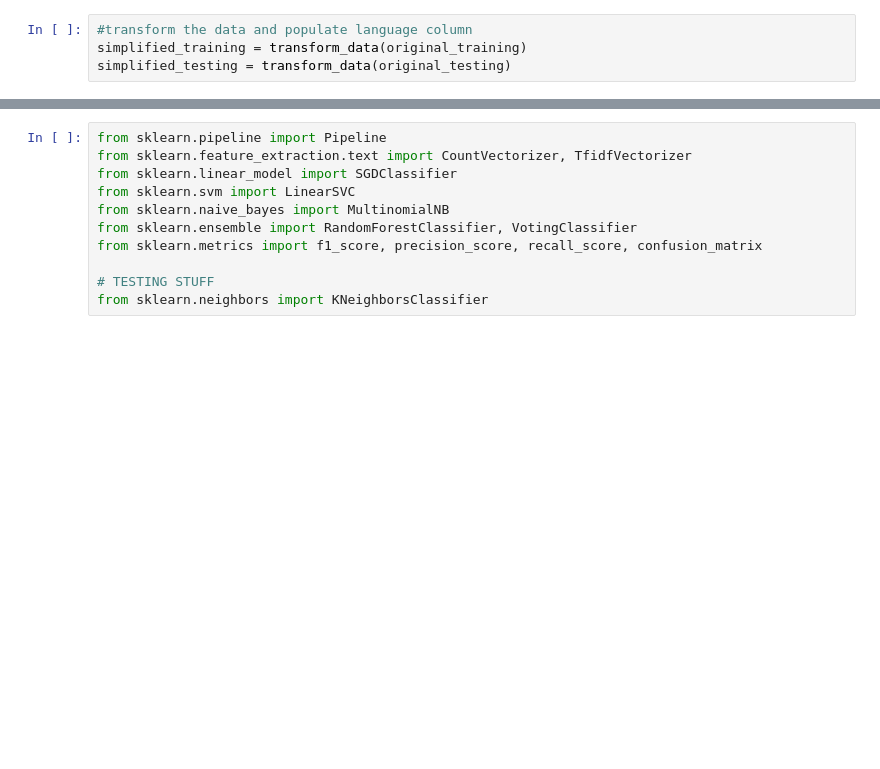
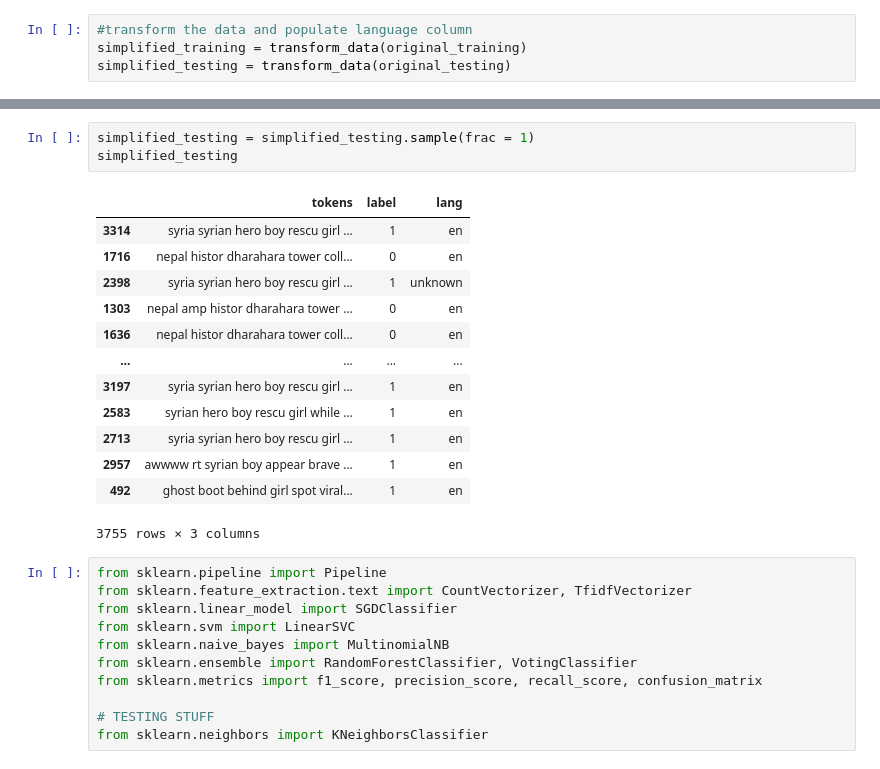
Before and after one commit to georgegarrington/mlLabs, a Jupyter notebook: coursework/DeepLearningTesting1.ipynb, the cells around one changed output, grey strips where cells are left out. Cells and saved outputs as stored; diff of their text form; blank space fills up the shorter version.

```diff
--- a/coursework/DeepLearningTesting1.ipynb
+++ b/coursework/DeepLearningTesting1.ipynb
@@ -127,3 +147,20 @@ simplified_testing = transform_data(original_testing)
+# %%
+simplified_testing = simplified_testing.sample(frac = 1)
+simplified_testing
+# %% [output]
+|  | tokens | label | lang |
+| 3314 | syria syrian hero boy rescu girl ... | 1 | en |
+| 1716 | nepal histor dharahara tower coll... | 0 | en |
+| 2398 | syria syrian hero boy rescu girl ... | 1 | unknown |
+| 1303 | nepal amp histor dharahara tower ... | 0 | en |
+| 1636 | nepal histor dharahara tower coll... | 0 | en |
+| ... | ... | ... | ... |
+| 3197 | syria syrian hero boy rescu girl ... | 1 | en |
+| 2583 | syrian hero boy rescu girl while ... | 1 | en |
+| 2713 | syria syrian hero boy rescu girl ... | 1 | en |
+| 2957 | awwww rt syrian boy appear brave ... | 1 | en |
+| 492 | ghost boot behind girl spot viral... | 1 | en |
+3755 rows × 3 columns
 # %%
 from sklearn.pipeline import Pipeline
 from sklearn.feature_extraction.text import CountVectorizer, TfidfVectorizer
```
Also changed, not shown: parts of 21 cells of this notebook, 1 other file.
